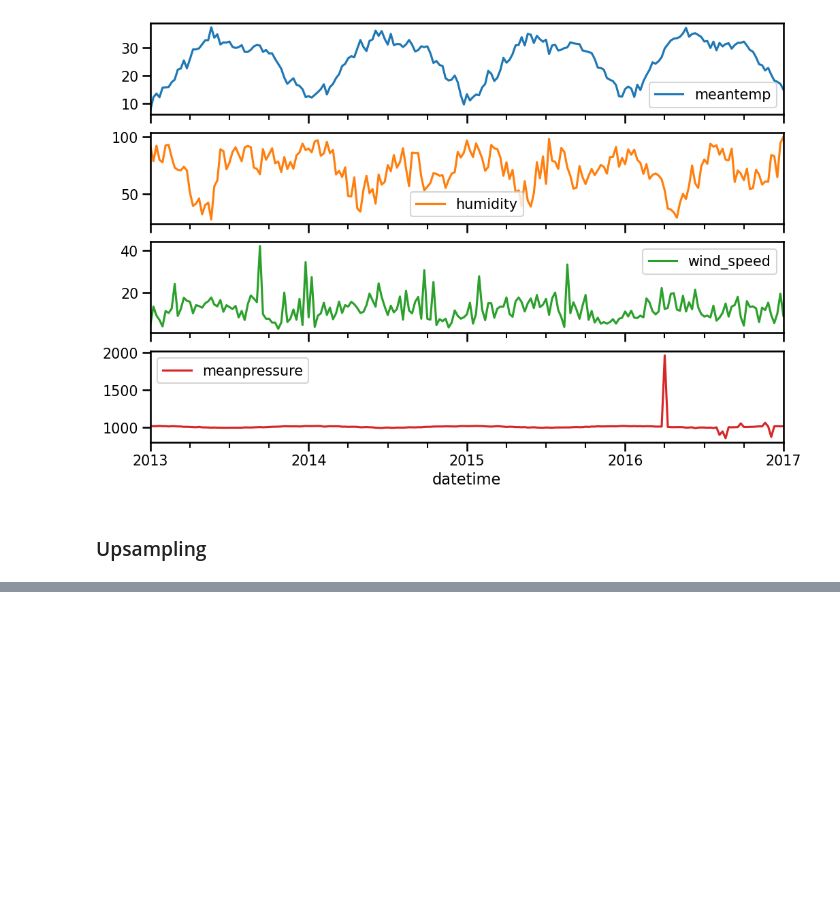
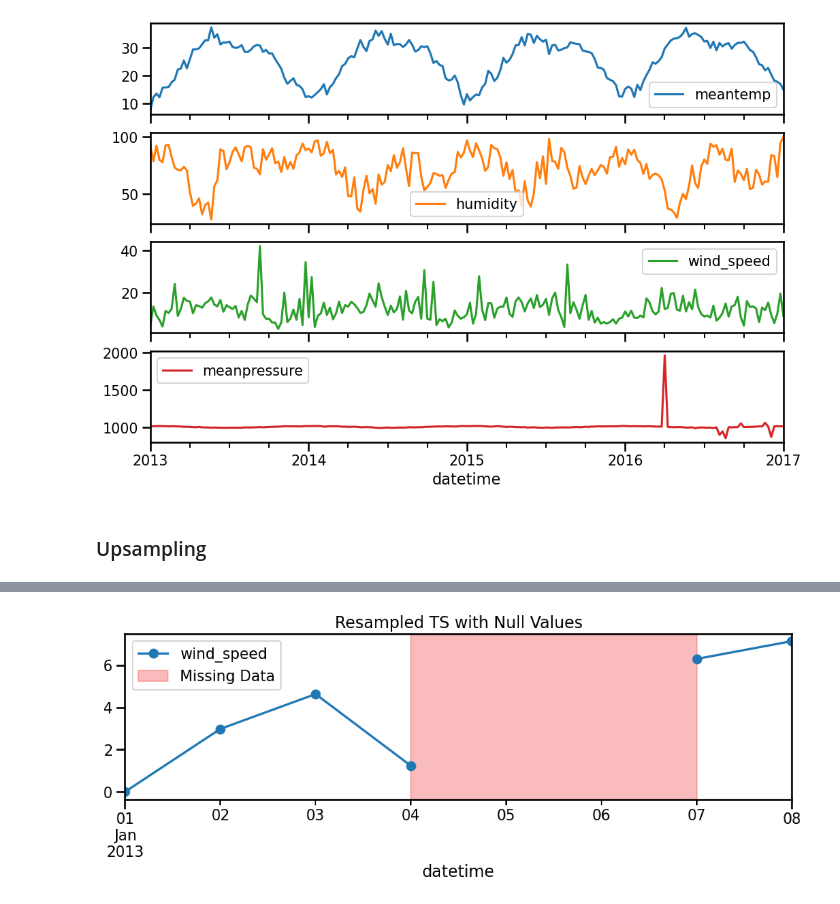
Before and after one commit to sheha919/data_visualization, a Jupyter notebook: notes_week18.ipynb, the cells around one changed output, grey strips where cells are left out. Drawn from its saved outputs; the diff is of its cells as text; code cells hidden in the pictures; blank space fills up the shorter version.

```diff
--- a/notes_week18.ipynb
+++ b/notes_week18.ipynb
@@ -1078,0 +1120,3 @@ df_W.plot(figsize=(12,8),subplots=True);
+# %%
+day_of_week = ts.index.day_name()
+day_of_week.value_counts()
@@ -1078,0 +1134,4 @@ df_W.plot(figsize=(12,8),subplots=True);
+# %%
+##  removing all sundays and saturdays
+ts = ts[~day_of_week.isin(['Sunday','Saturday'])]
+ts.index.day_name().value_counts()
@@ -1078,0 +1147,3 @@ df_W.plot(figsize=(12,8),subplots=True);
+# %%
+ts_D = ts.asfreq("D")
+ts_D.head(10)
@@ -1078,0 +1185,4 @@ df_W.plot(figsize=(12,8),subplots=True);
+# %%
+##  saving 1 week of values to use for demonstration
+example = ts_D.loc['2013-01-01':'2013-01-08']
+example
@@ -1078,0 +1200,8 @@ df_W.plot(figsize=(12,8),subplots=True);
+# %%
+##  Plotting the missing data
+ax = example.plot(style='o-', title='Resampled TS with Null Values',)
+##  Annotating region with null values to impute
+ax.axvspan('01-04-2013','01-07-2013', color='#f7797d', alpha=0.5, zorder=0, label='Missing Data')
+ax.legend();
+# %% [output]
+[figure, added]
```
Also changed, not shown: parts of 35 cells of this notebook, 3 other files.
